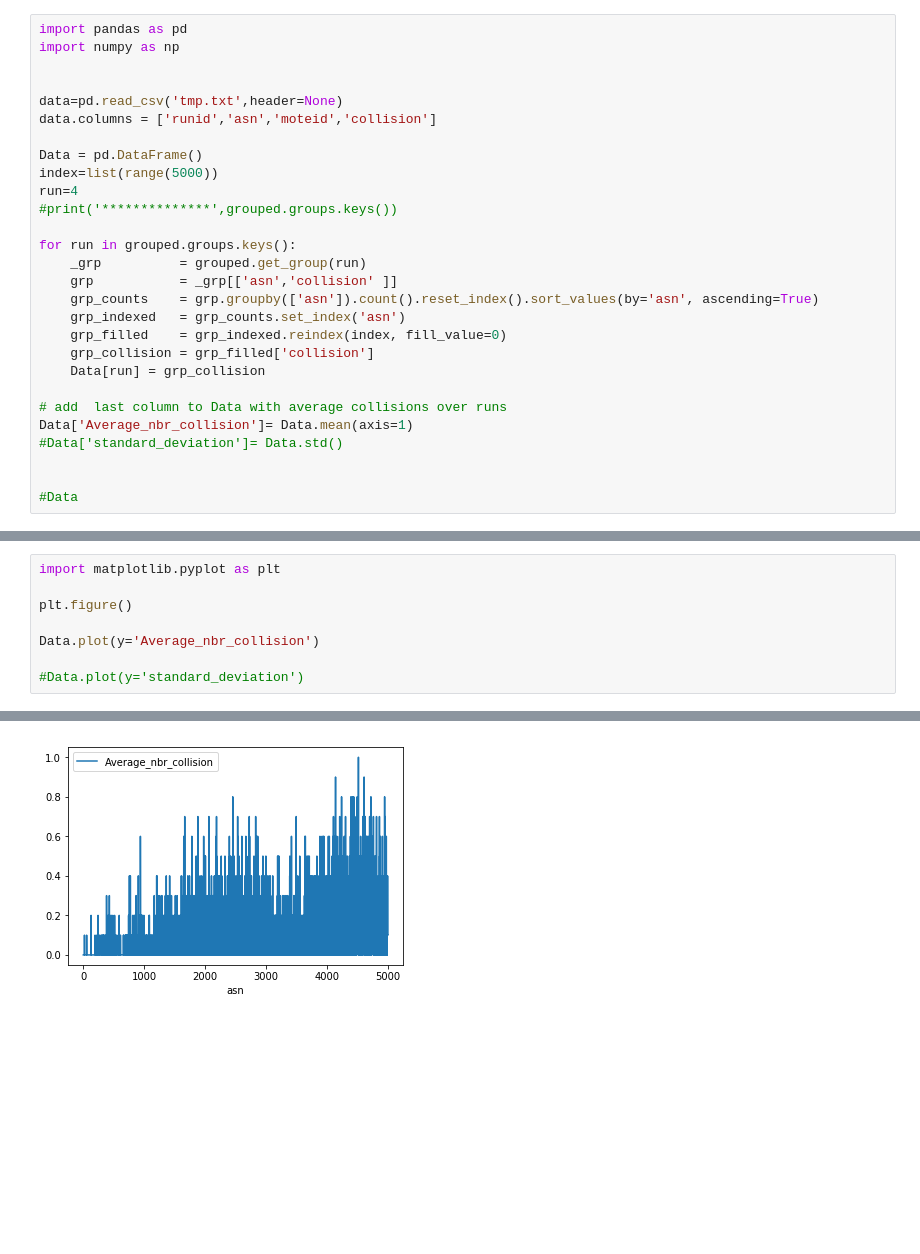
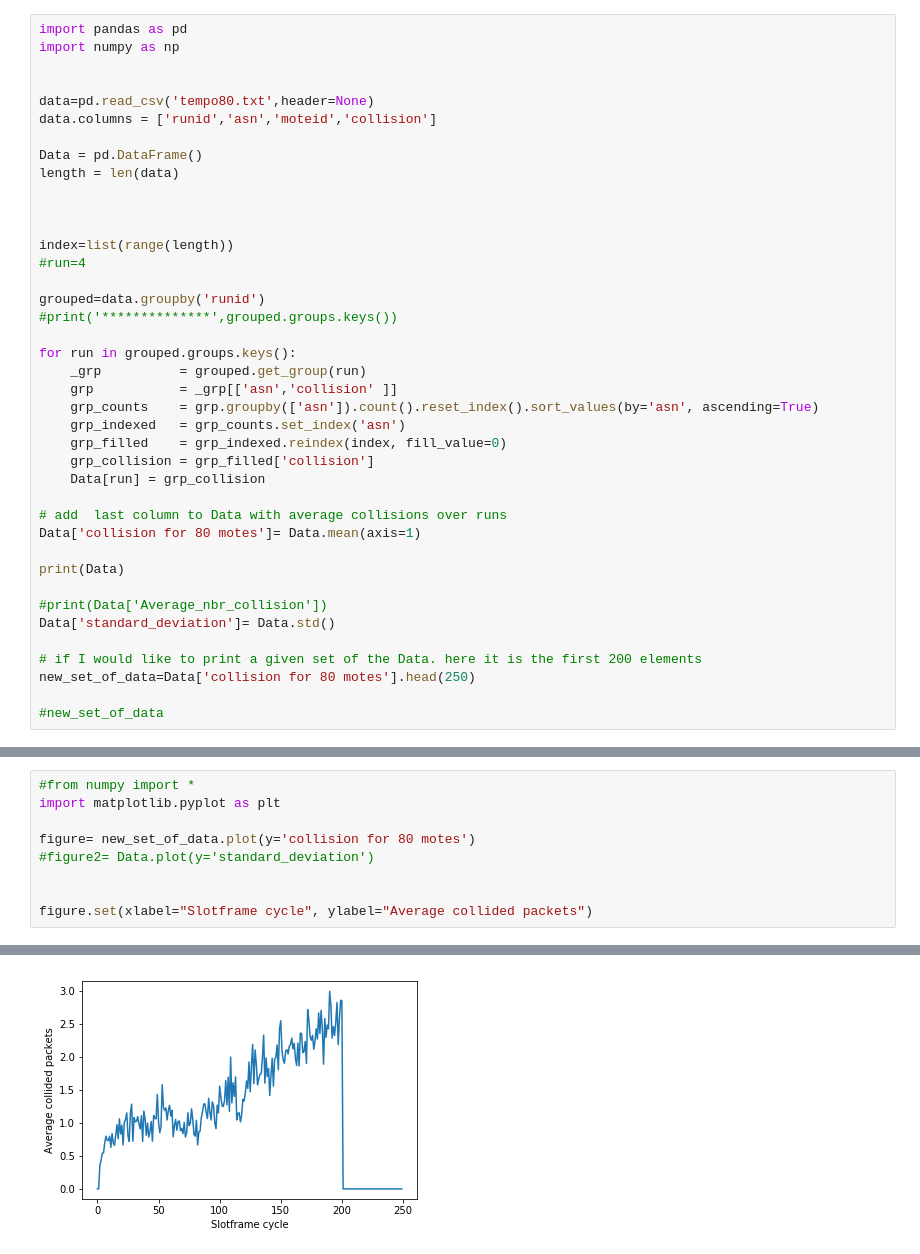
Before and after one commit to Hassenf/simulateur, a Jupyter notebook: iterate_over_runs.ipynb, the cells around one changed output, grey strips where cells are left out. Drawn from its saved outputs; the diff is of its cells as text; blank space fills up the shorter version.

```diff
--- a/iterate_over_runs.ipynb
+++ b/iterate_over_runs.ipynb
@@ -3,12 +3,18 @@ import pandas as pd
 import numpy as np
 
 
-data=pd.read_csv('tmp.txt',header=None)
+data=pd.read_csv('tempo80.txt',header=None)
 data.columns = ['runid','asn','moteid','collision']
 
 Data = pd.DataFrame()
-index=list(range(5000))
-run=4
+length = len(data)
+
+
+
+index=list(range(length))
+#run=4
+
+grouped=data.groupby('runid')
 #print('**************',grouped.groups.keys())
 
 for run in grouped.groups.keys():
@@ -21,8 +27,14 @@ for run in grouped.groups.keys():
     Data[run] = grp_collision
 
 # add  last column to Data with average collisions over runs
-Data['Average_nbr_collision']= Data.mean(axis=1)
-#Data['standard_deviation']= Data.std()
+Data['collision for 80 motes']= Data.mean(axis=1)
 
+print(Data)
 
-#Data
+#print(Data['Average_nbr_collision'])
+Data['standard_deviation']= Data.std()
+
+# if I would like to print a given set of the Data. here it is the first 200 elements
+new_set_of_data=Data['collision for 80 motes'].head(250)
+
+#new_set_of_data
@@ -29,9 +59,10 @@ Data['Average_nbr_collision']= Data.mean(axis=1)
 # %%
+#from numpy import *
 import matplotlib.pyplot as plt
 
-plt.figure()
+figure= new_set_of_data.plot(y='collision for 80 motes')
+#figure2= Data.plot(y='standard_deviation')
 
-Data.plot(y='Average_nbr_collision')
 
-#Data.plot(y='standard_deviation')
+figure.set(xlabel="Slotframe cycle", ylabel="Average collided packets")
 # %% [output]
@@ -40 +70 @@ Data.plot(y='Average_nbr_collision')
-[figure, old version]
+[figure, new version]
```
Also changed, not shown: parts of 2 cells of this notebook, 4 other files.
